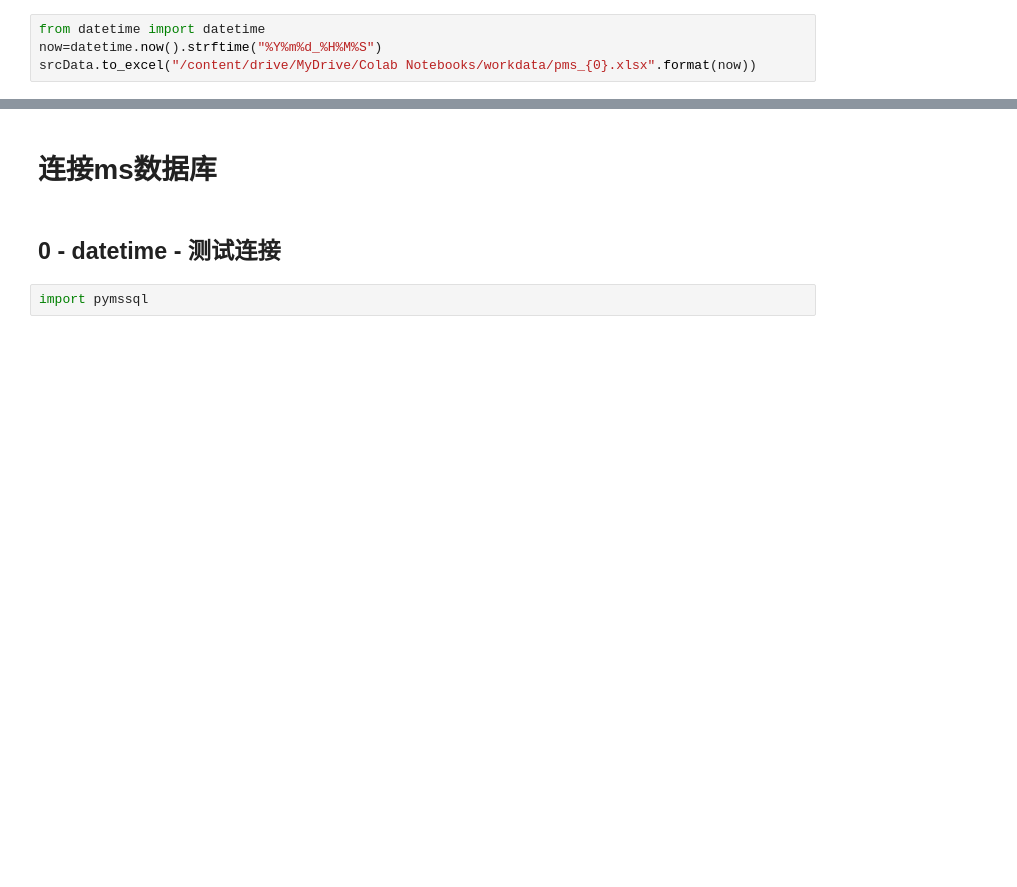
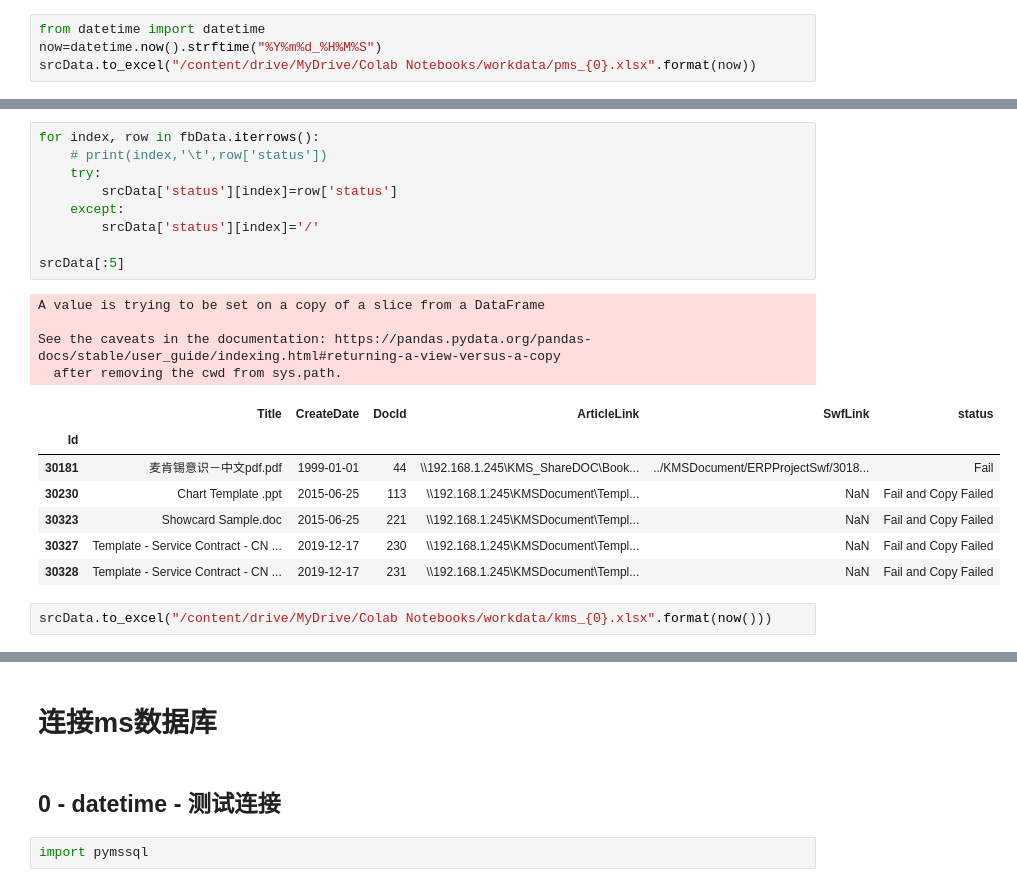
Before and after one commit to AsteriskAzurain/illuminera, a Jupyter notebook: illuminera.ipynb, the cells around one changed output, grey strips where cells are left out. Drawn from its saved outputs; the diff is of its cells as text; blank space fills up the shorter version.

```diff
--- a/illuminera.ipynb
+++ b/illuminera.ipynb
@@ -763,0 +814,23 @@ srcData.to_excel("/content/drive/MyDrive/Colab Notebooks/workdata/pms_{0}.xlsx".
+# %%
+for index, row in fbData.iterrows():
+    # print(index,'\t',row['status'])
+    try:
+        srcData['status'][index]=row['status']
+    except:
+        srcData['status'][index]='/'
+
+srcData[:5]
+# %% [output]
+A value is trying to be set on a copy of a slice from a DataFrame
+
+See the caveats in the documentation: https://pandas.pydata.org/pandas-docs/stable/user_guide/indexing.html#returning-a-view-versus-a-copy
+  after removing the cwd from sys.path.
+|  | Title | CreateDate | DocId | ArticleLink | SwfLink | status |
+| Id |  |  |  |  |  |  |
+| 30181 | 麦肯锡意识－中文pdf.pdf | 1999-01-01 | 44 | \\192.168.1.245\KMS_ShareDOC\Book... | ../KMSDocument/ERPProjectSwf/3018... | Fail |
+| 30230 | Chart Template .ppt | 2015-06-25 | 113 | \\192.168.1.245\KMSDocument\Templ... | NaN | Fail and Copy Failed |
+| 30323 | Showcard Sample.doc | 2015-06-25 | 221 | \\192.168.1.245\KMSDocument\Templ... | NaN | Fail and Copy Failed |
+| 30327 | Template - Service Contract - CN ... | 2019-12-17 | 230 | \\192.168.1.245\KMSDocument\Templ... | NaN | Fail and Copy Failed |
+| 30328 | Template - Service Contract - CN ... | 2019-12-17 | 231 | \\192.168.1.245\KMSDocument\Templ... | NaN | Fail and Copy Failed |
+# %%
+srcData.to_excel("/content/drive/MyDrive/Colab Notebooks/workdata/kms_{0}.xlsx".format(now()))
```
Also changed, not shown: parts of 21 cells of this notebook.
